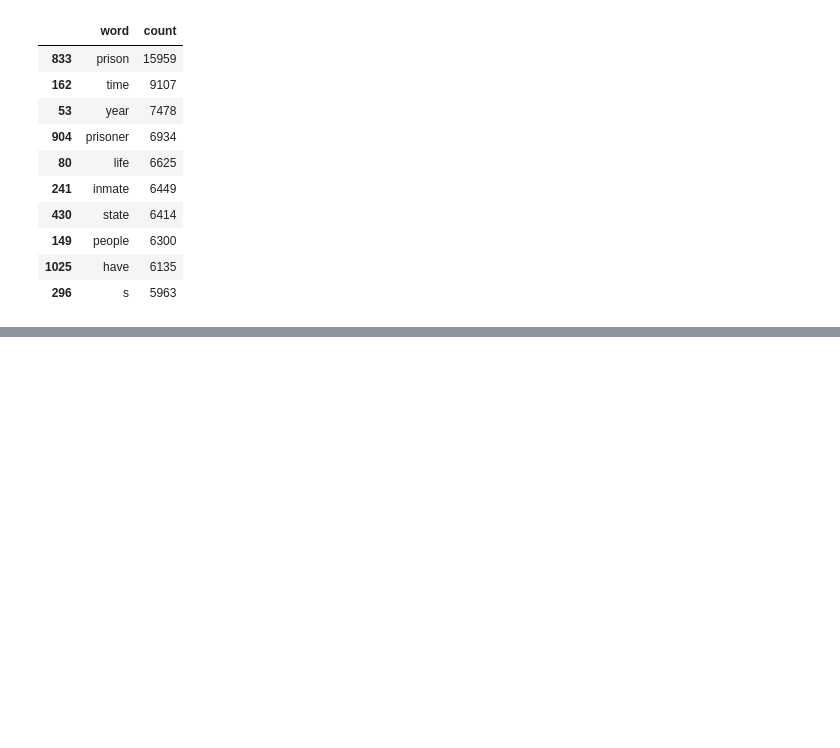
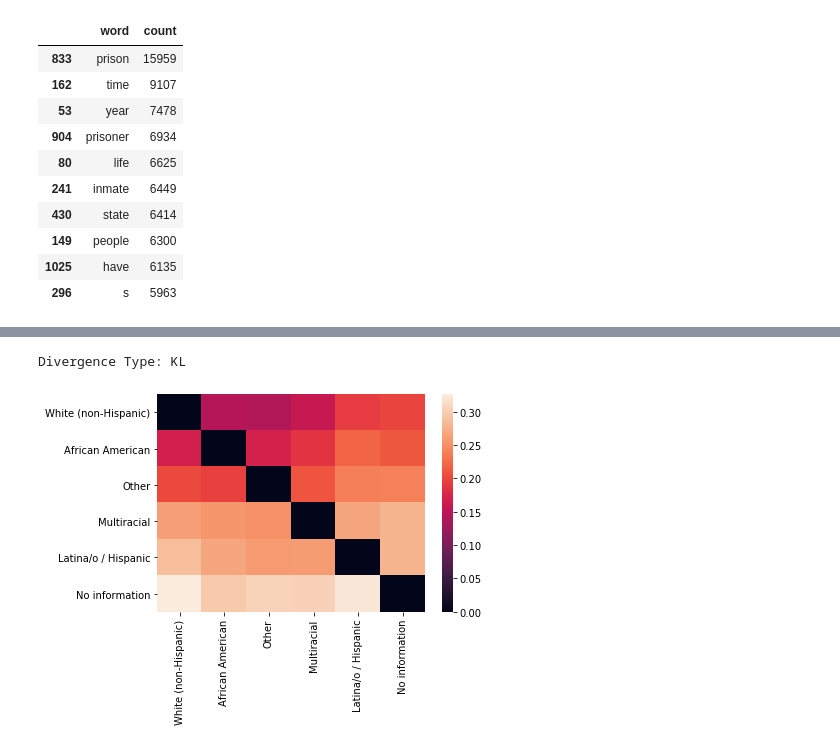
Before and after one commit to DSharm/american-prison-writing_nlp, a Jupyter notebook: analysis/exploratory_counting.ipynb, the cells around one changed output, grey strips where cells are left out. Drawn from its saved outputs; the diff is of its cells as text; code cells hidden in the pictures; blank space fills up the shorter version.

```diff
--- a/analysis/exploratory_counting.ipynb
+++ b/analysis/exploratory_counting.ipynb
@@ -190,0 +151,5 @@ plt.show()
+# %%
+ct.make_heat_map(race_fileids,race_corpora)
+# %% [output]
+Divergence Type: KL
+[figure, added]
```
Also changed, not shown: parts of 115 cells of this notebook, 1 other file.
